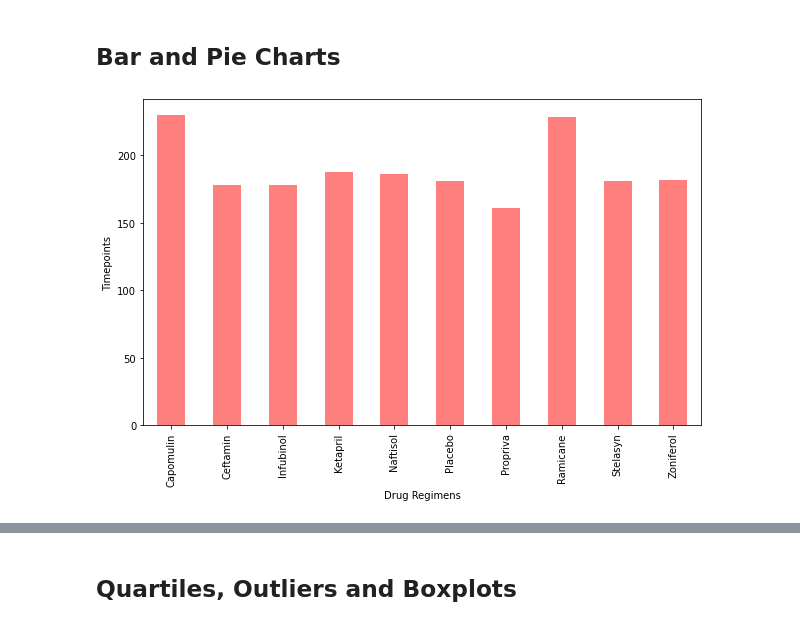
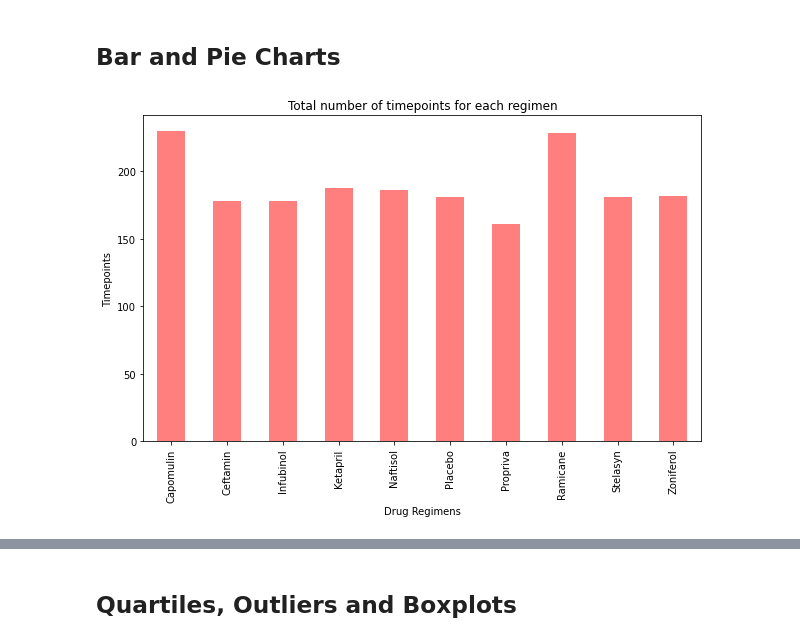
Before and after one commit to serdar-bayramov/Matplotlib-Challenge, a Jupyter notebook: main.ipynb, the cells around one changed output, grey strips where cells are left out. Saved outputs shown, nothing was run; the diff lists cells and outputs as text; code cells hidden in the pictures.

```diff
--- a/main.ipynb
+++ b/main.ipynb
@@ -109,12 +109,13 @@ stats_summary_df1
 # %%
 # Generate a bar plot showing the total number of timepoints for all mice tested for each drug regimen using Pandas.
 timepoint_count = combined_df.groupby(['Drug Regimen'])['Mouse ID'].count()
-timepoint_count.plot(kind="bar", figsize=(10,6), color='r', alpha=0.5, align="center")
+timepoint_count.plot(kind="bar", figsize=(10,6), color='r', title='Total number of timepoints for each regimen',
+                     alpha=0.5, align="center")
 plt.xlabel("Drug Regimens")
 plt.ylabel("Timepoints")
 plt.show()
 # %% [output]
-[figure, old version]
+[figure, new version]
 # %%
 # Generate a bar plot showing the total number of timepoints for all mice tested for each drug regimen using pyplot
 user = list(timepoint_count)
```
Also changed, not shown: parts of 6 cells of this notebook.
